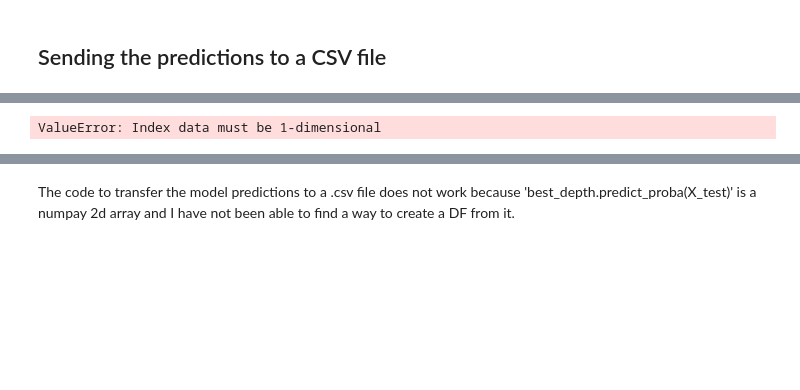
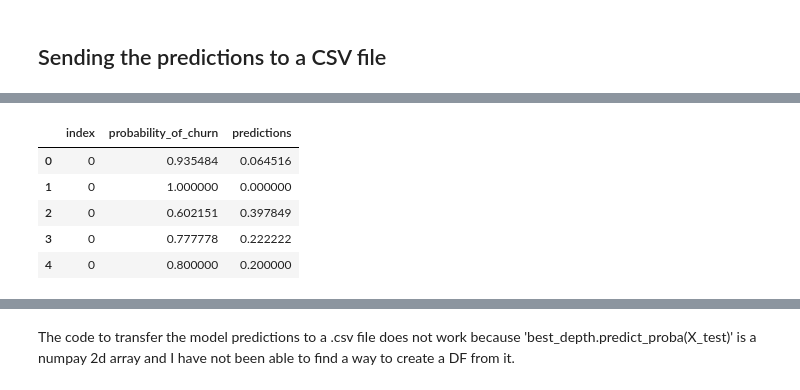
Before and after one commit to Severina7/Man_in_a_hole, a Jupyter notebook: DS_pipeline_Project1.ipynb, the cells around one changed output, grey strips where cells are left out. Saved outputs shown, nothing was run; the diff lists cells and outputs as text; code cells hidden in the pictures; blank space fills up the shorter version.

```diff
--- a/DS_pipeline_Project1.ipynb
+++ b/DS_pipeline_Project1.ipynb
@@ -1581,9 +1595,15 @@ weighted avg       0.73      0.76      0.73      1407
 # %%
 y_predictions = best_depth.predict(X_test)
 y_proba = best_depth.predict_proba(X_test)
 
-columns = ['predictions', 'probability_of_churn']
-predictions = pd.DataFrame(y_predictions, y_proba, columns)
-predictions
+columns = ['probability_of_churn', 'predictions']
+predictions = pd.DataFrame(y_proba, y_predictions, columns)
+predictions = predictions.reset_index()
+predictions.head()
 # %% [output]
-ValueError: Index data must be 1-dimensional
+|  | index | probability_of_churn | predictions |
+| 0 | 0 | 0.935484 | 0.064516 |
+| 1 | 0 | 1.000000 | 0.000000 |
+| 2 | 0 | 0.602151 | 0.397849 |
+| 3 | 0 | 0.777778 | 0.222222 |
+| 4 | 0 | 0.800000 | 0.200000 |
```
Also changed, not shown: parts of 6 cells of this notebook.
